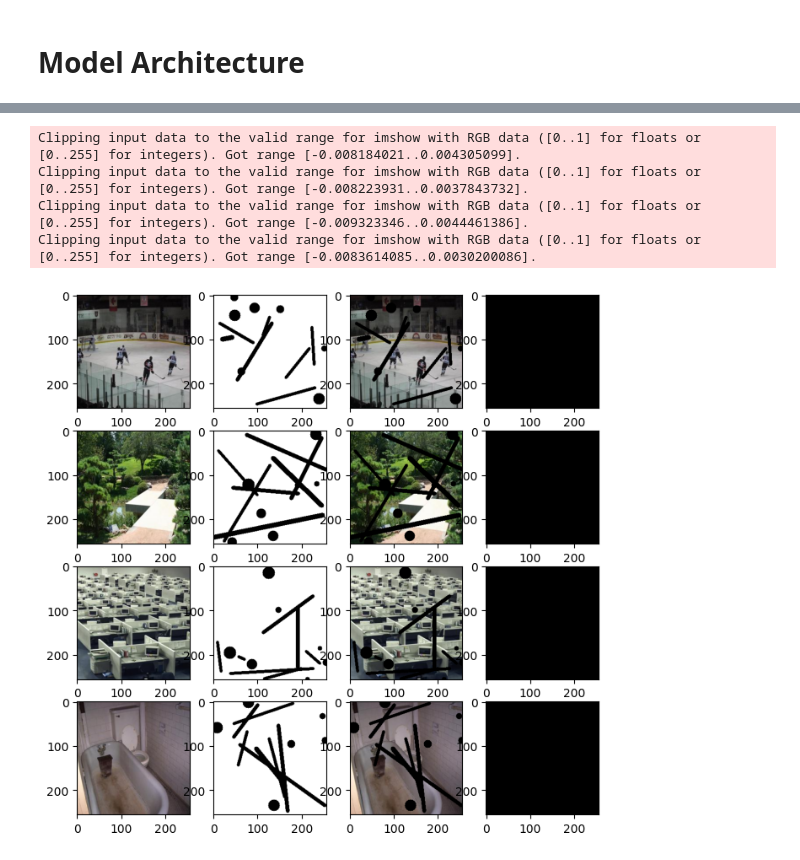
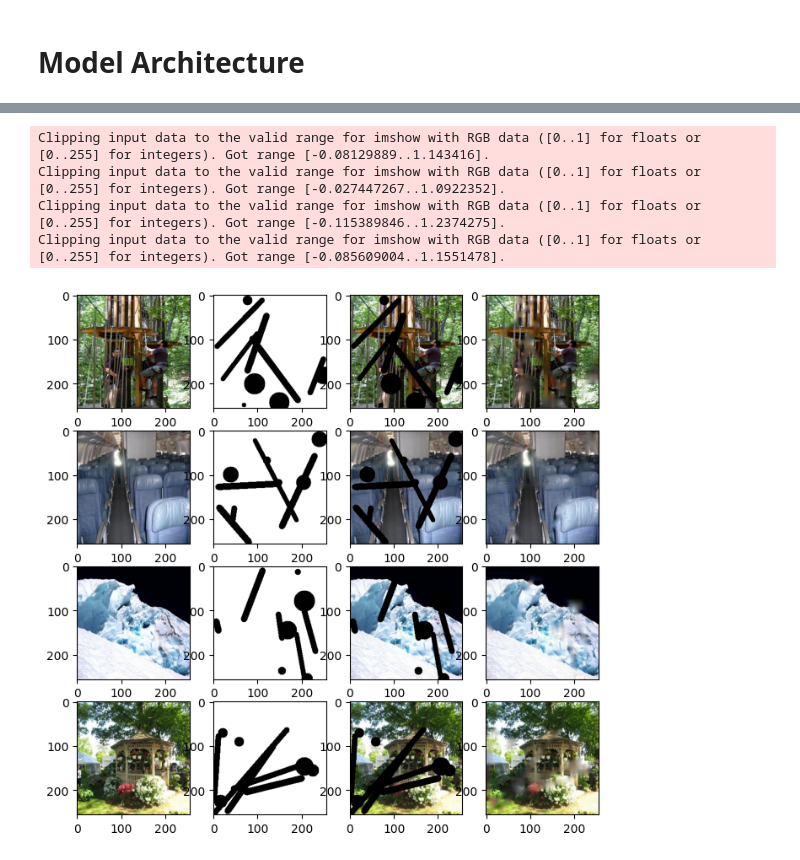
Before and after one commit to ManjotSingh08x/ImageForge, a Jupyter notebook: Places-dataset-network.ipynb, the cells around one changed output, grey strips where cells are left out. Saved outputs shown, nothing was run; the diff lists cells and outputs as text; code cells hidden in the pictures.

Commit message:
completed the main model architecture

```diff
--- a/Places-dataset-network.ipynb
+++ b/Places-dataset-network.ipynb
@@ -43,7 +44,7 @@ print(file_names[:10])
 # Data preprocessing
 # %%
 class Placesdataset(Dataset):
-    def __init__(self, dir_path, image_dim=(256,256),n_channels=3, mask_iterations = 7):
+    def __init__(self, dir_path, image_dim=(256,256),n_channels=3, mask_iterations = 5):
         self.file_names = glob.glob(dir_path + '/*.jpg')
         self.img_dim = image_dim
         self.to_tensor = transforms.ToTensor()
@@ -69,14 +70,14 @@ class Placesdataset(Dataset):
         for _ in range(self.iterations):
             pt1 = (np.random.randint(0,self.img_dim[0]),np.random.randint(0,self.img_dim[1]))
             pt2 = (np.random.randint(0,self.img_dim[0]),np.random.randint(0,self.img_dim[1]))
-            thickness =np.random.randint(5, 10)
+            thickness =np.random.randint(10, 15)
 
             cv2.line(image, pt1=pt1, pt2=pt2, color=(1,1,1), thickness=thickness)
 
     def circle_generator(self, image):
         for _ in range(self.iterations):
             pt1 = (np.random.randint(0,self.img_dim[0]),np.random.randint(0,self.img_dim[1]))
-            radius =np.random.randint(5, 15)
+            radius =np.random.randint(5, 25)
 
             cv2.circle(image,pt1,radius,(1,1,1), -1)
 
@@ -233,3 +234,35 @@ class PartialConvUNet(nn.Module):
             decoder_key = f"decoder_{i}"
             out_data, out_mask = getattr(self, decoder_key)(out_data, out_mask, encoder_dict[encoder_key], mask_dict[encoder_key])
         return out_data
+# %%
+model = PartialConvUNet().to(device)
+loss_fn = nn.MSELoss()
+opt = torch.optim.Adam(model.parameters())
+
+loss_epoch_arr = []
+max_epochs = 1
+min_loss = 1000
+n_iters = np.ceil(len(Training_Loader))
+for epoch in range(max_epochs):
+    model.train()
+    for i, (x_input, x_mask, y_output) in enumerate(Training_Loader):
+        x_input, x_mask, y_output = x_input.to(device), x_mask.to(device), y_output.to(device)
+        opt.zero_grad()
+
+        outputs = model(x_input, x_mask)
+        loss = loss_fn(y_output, outputs)
+        loss.backward()
+        opt.step()
+
+        if min_loss > loss.item():
+            min_loss = loss.item()
+            best_model = copy.deepcopy(model.state_dict())
+            print(f'Min loss: {min_loss:.4f}')
+
+        if not i%100:
+            print(f'Iteration {i}/{n_iters}, Loss: {loss.item():.4f}')
+
+    loss_epoch_arr.append(loss.item())
+
+plt.plot(loss_epoch_arr)
+plt.show()
@@ -236,22 +288,22 @@ class PartialConvUNet(nn.Module):
 # %%
+model.load_state_dict(best_model)
 
 sample_inputs, sample_masks, sample_truths = Train_Iter._next_data()
 sample_inputs, sample_masks = sample_inputs.cuda(), sample_masks.cuda()
-model = PartialConvUNet().to(device)
 with torch.no_grad():
     sample_preds = model(sample_inputs, sample_masks)
 
 fig, axs = plt.subplots(nrows=4, ncols=4, figsize=(8, 8))
 
 sample_inputs, sample_masks = sample_inputs.cpu(), sample_masks.cpu()
 for i in range(4):
     axs[i][0].imshow(np.transpose(sample_truths[i], (1, 2, 0)))
     axs[i][1].imshow(np.transpose(sample_masks[i], (1, 2, 0)))
     axs[i][2].imshow(np.transpose(sample_inputs[i],(1, 2, 0)))
     axs[i][3].imshow(np.transpose(sample_preds[i].cpu(), (1, 2, 0)))
 # %% [output]
-Clipping input data to the valid range for imshow with RGB data ([0..1] for floats or [0..255] for integers). Got range [-0.008184021..0.004305099].
-Clipping input data to the valid range for imshow with RGB data ([0..1] for floats or [0..255] for integers). Got range [-0.008223931..0.0037843732].
-Clipping input data to the valid range for imshow with RGB data ([0..1] for floats or [0..255] for integers). Got range [-0.009323346..0.0044461386].
-Clipping input data to the valid range for imshow with RGB data ([0..1] for floats or [0..255] for integers). Got range [-0.0083614085..0.0030200086].
+Clipping input data to the valid range for imshow with RGB data ([0..1] for floats or [0..255] for integers). Got range [-0.08129889..1.143416].
+Clipping input data to the valid range for imshow with RGB data ([0..1] for floats or [0..255] for integers). Got range [-0.027447267..1.0922352].
+Clipping input data to the valid range for imshow with RGB data ([0..1] for floats or [0..255] for integers). Got range [-0.115389846..1.2374275].
+Clipping input data to the valid range for imshow with RGB data ([0..1] for floats or [0..255] for integers). Got range [-0.085609004..1.1551478].
-[figure, old version]
+[figure, new version]
```
Also changed, not shown: parts of 4 cells of this notebook.
